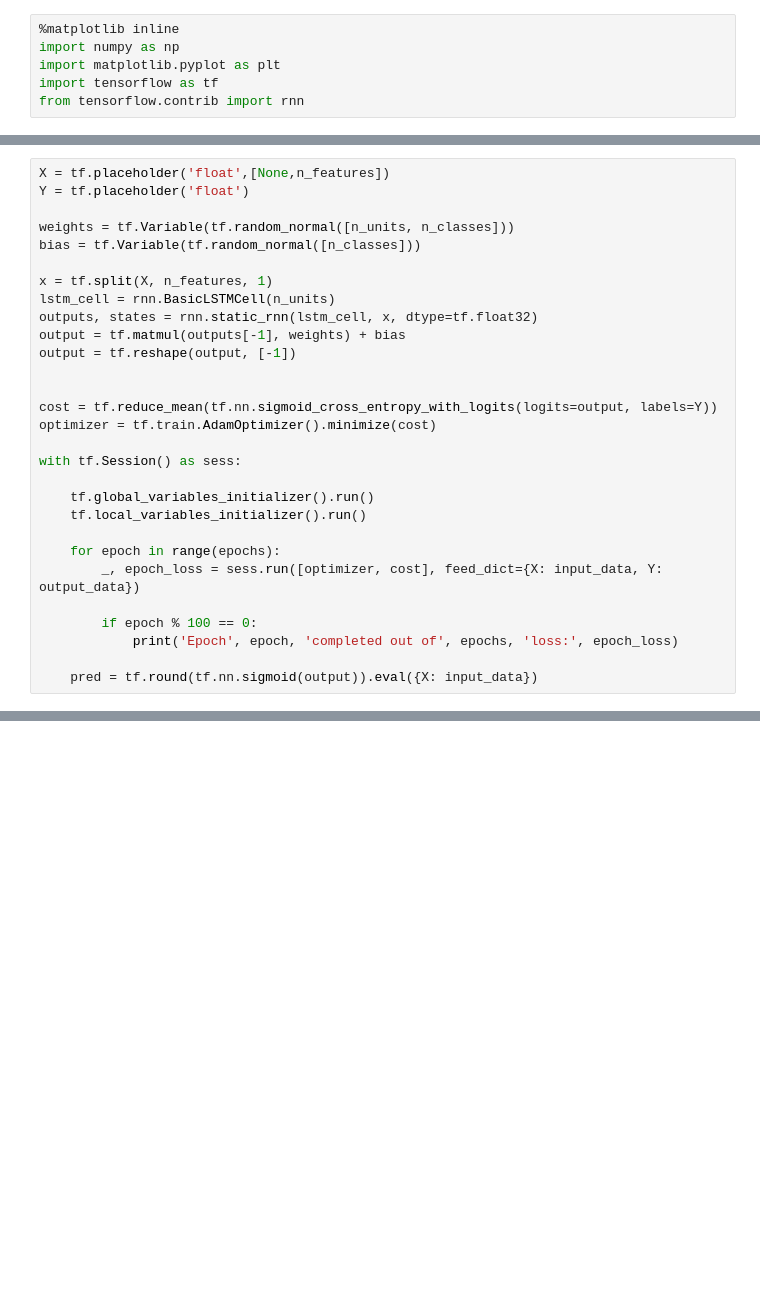
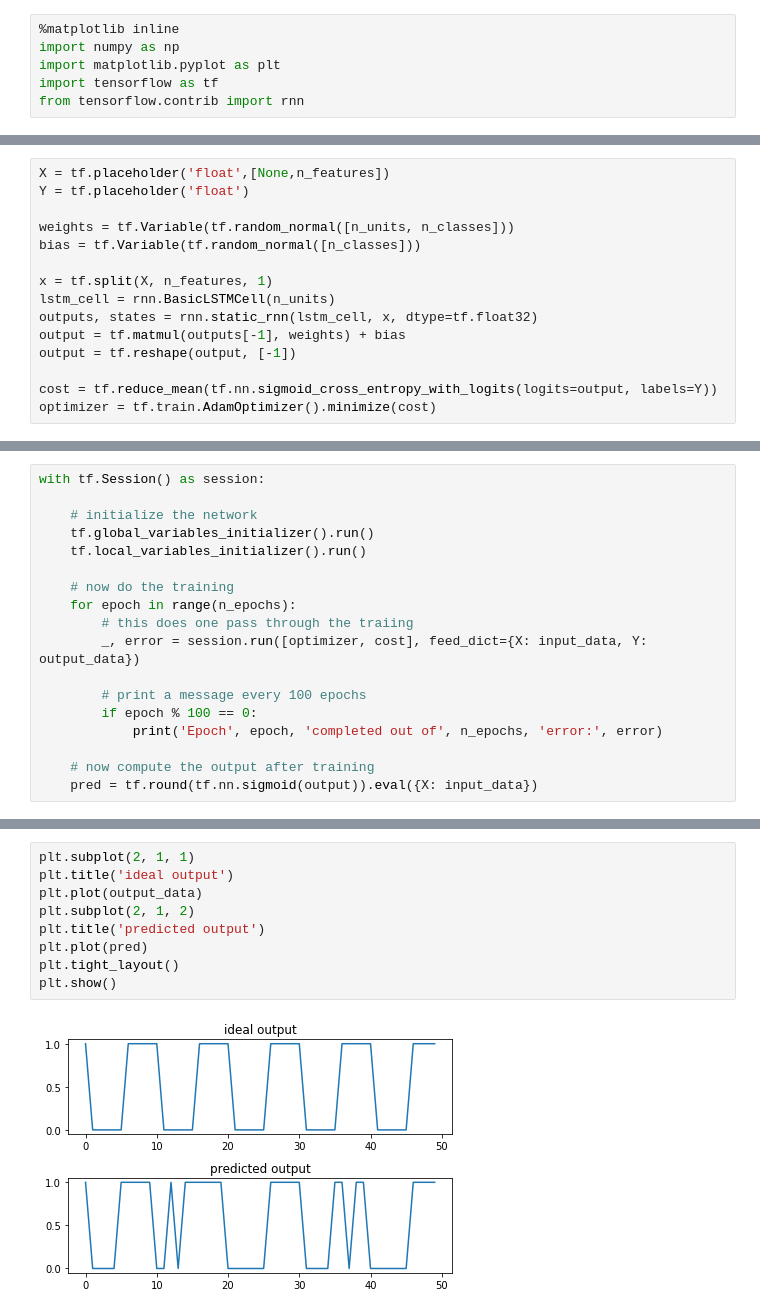
Before and after one commit to tcstewar/testing_notebooks, a Jupyter notebook: sgbc/Simple LSTM example.ipynb, the cells around one changed output, grey strips where cells are left out. Cells and saved outputs as stored; diff of their text form; blank space fills up the shorter version.

```diff
--- a/sgbc/Simple LSTM example.ipynb
+++ b/sgbc/Simple LSTM example.ipynb
@@ -34,22 +69,8 @@ outputs, states = rnn.static_rnn(lstm_cell, x, dtype=tf.float32)
 output = tf.matmul(outputs[-1], weights) + bias
 output = tf.reshape(output, [-1])
 
-
 cost = tf.reduce_mean(tf.nn.sigmoid_cross_entropy_with_logits(logits=output, labels=Y))
 optimizer = tf.train.AdamOptimizer().minimize(cost)
-
-with tf.Session() as sess:
-
-    tf.global_variables_initializer().run()
-    tf.local_variables_initializer().run()
-
-    for epoch in range(epochs):
-        _, epoch_loss = sess.run([optimizer, cost], feed_dict={X: input_data, Y: output_data})
-
-        if epoch % 100 == 0:
-            print('Epoch', epoch, 'completed out of', epochs, 'loss:', epoch_loss)
-
-    pred = tf.round(tf.nn.sigmoid(output)).eval({X: input_data})
 # %% [output]
 WARNING:tensorflow:From /home/tcstewar/py3/lib/python3.6/site-packages/tensorflow/python/framework/op_def_library.py:263: colocate_with (from tensorflow.python.framework.ops) is deprecated and will be ...
 Instructions for updating:
@@ -76,0 +89,18 @@ plt.plot(output_data)
+# %%
+with tf.Session() as session:
+
+    # initialize the network
+    tf.global_variables_initializer().run()
+    tf.local_variables_initializer().run()
+
+    # now do the training
+    for epoch in range(n_epochs):
+        # this does one pass through the traiing
+        _, error = session.run([optimizer, cost], feed_dict={X: input_data, Y: output_data})
+
+        # print a message every 100 epochs
+        if epoch % 100 == 0:
+            print('Epoch', epoch, 'completed out of', n_epochs, 'error:', error)
+
+    # now compute the output after training
+    pred = tf.round(tf.nn.sigmoid(output)).eval({X: input_data})
@@ -76,0 +125,11 @@ plt.plot(output_data)
+# %%
+plt.subplot(2, 1, 1)
+plt.title('ideal output')
+plt.plot(output_data)
+plt.subplot(2, 1, 2)
+plt.title('predicted output')
+plt.plot(pred)
+plt.tight_layout()
+plt.show()
+# %% [output]
+[figure, added]
```
Also changed, not shown: parts of 12 cells of this notebook, 3 other files.
